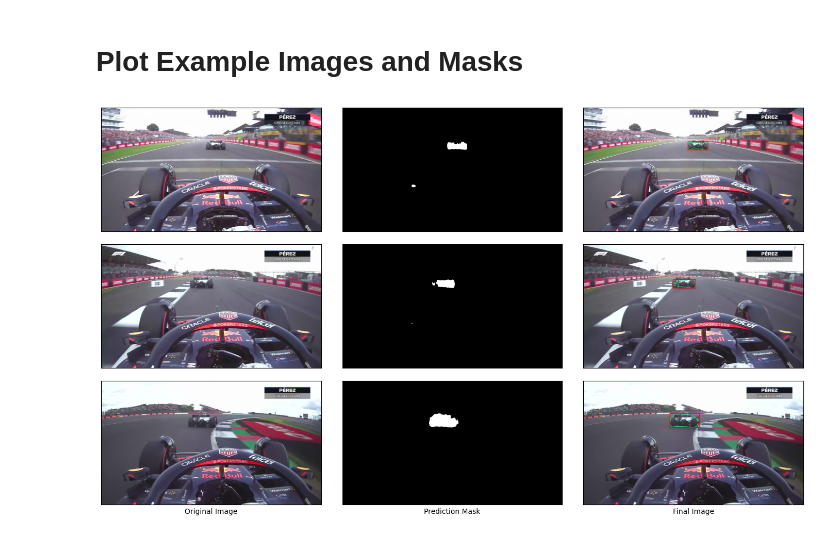
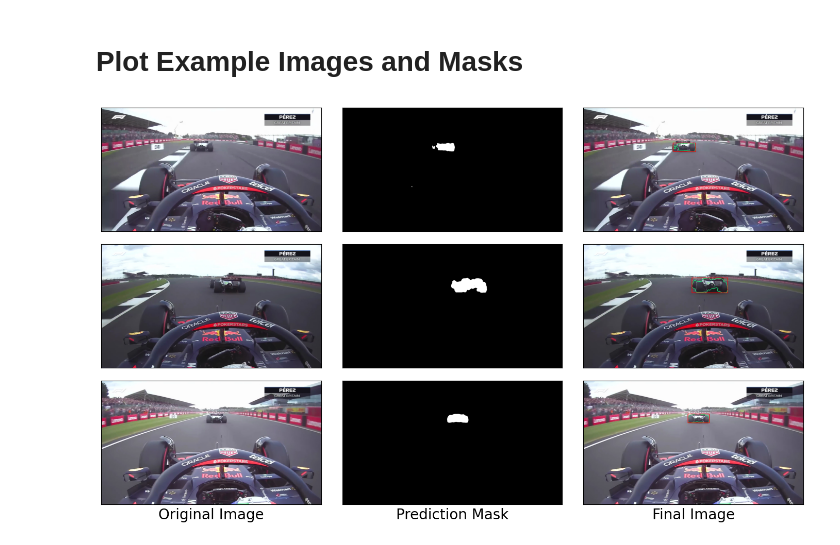
Before and after one commit to NWNHT/F1_Car_Detection, a Jupyter notebook: src/model.ipynb, the cells around one changed output. Cells and saved outputs as stored; diff of their text form; code cells hidden in the pictures.

Commit message:
feat: Update readme with image examples

```diff
--- a/src/model.ipynb
+++ b/src/model.ipynb
@@ -155,30 +155,30 @@ model_application(model=fcn, device=device, loader=seq2_loader, image_src=image_
 # %%
 from mpl_toolkits.axes_grid1 import Grid
 
 image_src = data_path + 'images/seq2/'
 mask_dest = image_src + 'masks/'
 image_dest = image_src + 'out/'
 
 # Sample images
 num_images = 3
 images = np.random.choice([f for f in listdir(image_src) if f.endswith('.jpg')], num_images)
 
 # Create Plot
 figsize = 10
 fig = plt.figure(figsize=(figsize * 16/9, figsize))
 ax = Grid(fig, rect=111, nrows_ncols=(num_images, 3), axes_pad=0.25, label_mode='L')
 # Formatting Figure
-ax[-3].set_xlabel('Original Image')
-ax[-2].set_xlabel('Prediction Mask')
-ax[-1].set_xlabel('Final Image')
+ax[-3].set_xlabel('Original Image', fontsize=20)
+ax[-2].set_xlabel('Prediction Mask', fontsize=20)
+ax[-1].set_xlabel('Final Image', fontsize=20)
 for a in ax:
     a.set_xticks([])
     a.set_yticks([])
 
 # Insert images
 for i in range(num_images):
     ax[3*i+ 0].imshow(cv2.cvtColor(cv2.imread(image_src + images[i]), cv2.COLOR_BGR2RGB))
     ax[3*i+ 1].imshow(cv2.cvtColor(cv2.imread(mask_dest + images[i].replace('.jpg', '.png')), cv2.COLOR_BGR2RGB))
     ax[3*i+ 2].imshow(cv2.cvtColor(cv2.imread(image_dest + images[i]), cv2.COLOR_BGR2RGB))
 # %% [output]
-[figure, old version]
+[figure, new version]
```
Also changed, not shown: 2 other files.
